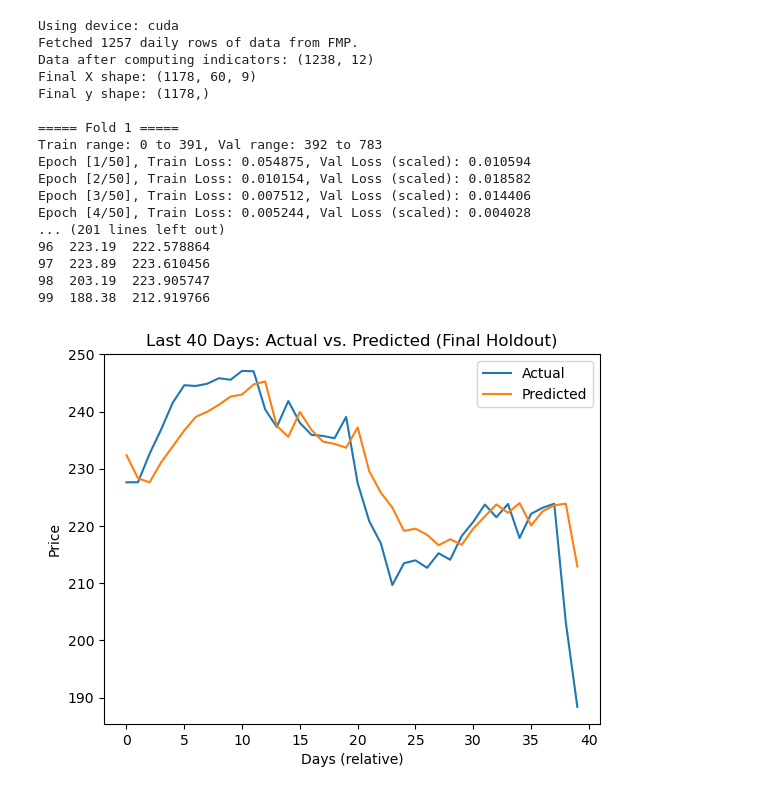
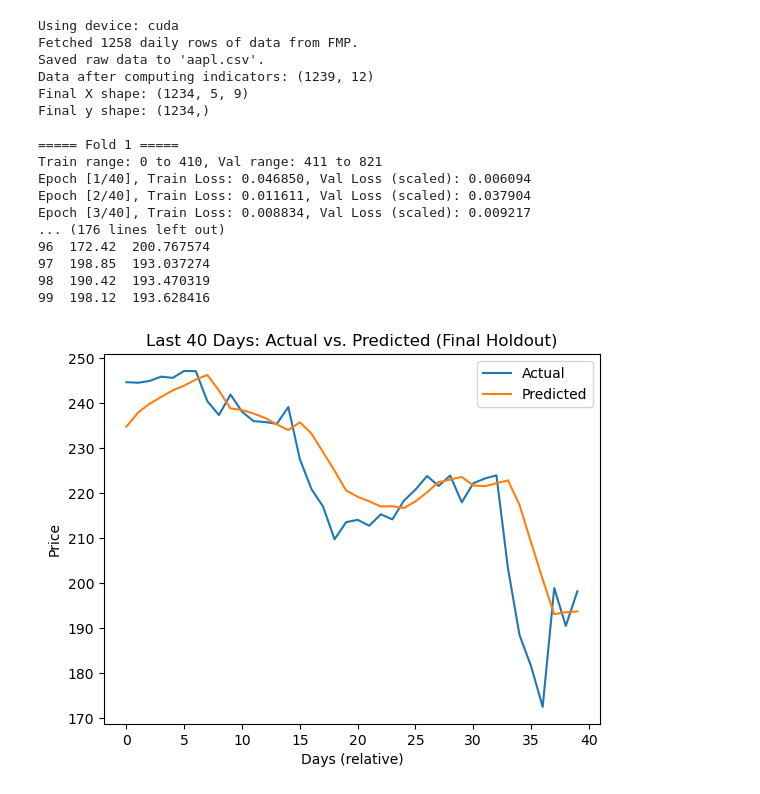
Before and after one commit to NolanMM/Capstones_Stock_Prediction, a Jupyter notebook: shortTerm.ipynb, the cells around one changed output. Saved outputs shown, nothing was run; the diff lists cells and outputs as text; code cells hidden in the pictures.

```diff
--- a/shortTerm.ipynb
+++ b/shortTerm.ipynb
@@ -115,10 +115,11 @@ def prepare_data(df, feature_cols, target_col='Close', window_size=60):
     y = np.array(y)
     return X, y, scaler
 
-#Combined Scaling:
-#We horizontally stack (concatenate) the feature array and the target column into one array.
-#The MinMaxScaler is then fitted on this combined array, which calculates the minimum and maximum values for each column (feature and target).
-#After scaling, the features and target are separated again. The features occupy the first columns of the scaled array, and the target is in the last column.
+# Combined Scaling:
+# We horizontally stack (concatenate) the feature array and the target column into one array.
+# The MinMaxScaler is then fitted on this combined array, which calculates the minimum and maximum
+# values for each column (feature and target). After scaling, the features and target are separated again.
+# The features occupy the first columns of the scaled array, and the target is in the last column.
 
 # 4: Custom PyTorch Dataset for Stock Data
 class StockDataset(Dataset):
@@ -351,8 +352,8 @@ if __name__ == "__main__":
     # Configuration parameters
     API_KEY = "JcmfjzcBwo5HGSiM5Yib7ylfG2PmSNzc"
     TICKER = "AAPL"  # Stock ticker symbol
-    WINDOW_SIZE = 60  # Window size for input sequences (number of days)
-    EPOCHS = 50  # Maximum number of epochs for training
+    WINDOW_SIZE = 5  # Window size for input sequences (number of days)
+    EPOCHS = 40  # Maximum number of epochs for training
     BATCH_SIZE = 32  # Batch size for training
     LR = 1e-3  # Learning rate for the optimizer
     HIDDEN_DIM = 100  # Hidden dimension size for LSTM
@@ -368,6 +369,11 @@ if __name__ == "__main__":
     # Fetch Data ---
     df = fetch_data_fmp(TICKER, API_KEY)  # Fetch stock data for the ticker
     print(f"Fetched {len(df)} daily rows of data from FMP.")
+
+    # Save the fetched raw data to a CSV file (e.g., "AAPL.csv")
+    csv_filename = f"{TICKER.lower()}.csv"
+    df.to_csv(csv_filename)
+    print(f"Saved raw data to '{csv_filename}'.")
 
     # Compute Technical Indicators ---
     df = compute_indicators(df)  # Compute RSI, MACD, and Bollinger Bands
@@ -444,6 +450,10 @@ if __name__ == "__main__":
                 print("Early stopping triggered!")
                 break
 
+        # Save the final model weights as a .model file
+        torch.save(model_final.state_dict(), "lstm_model.model")
+        print("Model saved as 'lstm_model.model'.")
+
         # --- Invert Scaling for Final Predictions ---
         model_final.eval()
         preds_list = []
@@ -470,45 +480,45 @@ if __name__ == "__main__":
         # Compute Final Performance Metrics
         rmse_final = np.sqrt(np.mean((unscaled_preds - unscaled_y_test)**2))
         r2_final = r2_score(unscaled_y_test, unscaled_preds)
         mape_final = mean_absolute_percentage_error(unscaled_y_test, unscaled_preds) * 100
 
         print(f"\nFinal holdout RMSE: {rmse_final:.4f}")  # Print RMSE
         print(f"Final holdout R^2: {r2_final:.4f}")  # Print R^2
         print(f"Final holdout MAPE: {mape_final:.2f}%")  # Print MAPE
 
         # Create a DataFrame to compare actual vs. predicted prices on the final holdout
         comparison_df = pd.DataFrame({
             "Actual": unscaled_y_test,
             "Predicted": unscaled_preds
         })
         print("\nFinal Holdout Comparison (last 40):")
         print(comparison_df.tail(40))  # Print the last 40 rows of the comparison
 
         # Plot Final Holdout Results
         subset_df = comparison_df.tail(40).reset_index(drop=True)  # Take the last 40 days for plotting
         plt.plot(subset_df.index, subset_df["Actual"], label="Actual")
         plt.plot(subset_df.index, subset_df["Predicted"], label="Predicted")
         plt.title("Last 40 Days: Actual vs. Predicted (Final Holdout)")
         plt.xlabel("Days (relative)")
         plt.ylabel("Price")
         plt.legend()
         plt.show()
 # %% [output]
 Using device: cuda
-Fetched 1257 daily rows of data from FMP.
-Data after computing indicators: (1238, 12)
-Final X shape: (1178, 60, 9)
-Final y shape: (1178,)
+Fetched 1258 daily rows of data from FMP.
+Saved raw data to 'aapl.csv'.
+Data after computing indicators: (1239, 12)
+Final X shape: (1234, 5, 9)
+Final y shape: (1234,)
 
 ===== Fold 1 =====
-Train range: 0 to 391, Val range: 392 to 783
-Epoch [1/50], Train Loss: 0.054875, Val Loss (scaled): 0.010594
-Epoch [2/50], Train Loss: 0.010154, Val Loss (scaled): 0.018582
-Epoch [3/50], Train Loss: 0.007512, Val Loss (scaled): 0.014406
-Epoch [4/50], Train Loss: 0.005244, Val Loss (scaled): 0.004028
-... (201 lines left out)
-96  223.19  222.578864
-97  223.89  223.610456
-98  203.19  223.905747
-99  188.38  212.919766
+Train range: 0 to 410, Val range: 411 to 821
+Epoch [1/40], Train Loss: 0.046850, Val Loss (scaled): 0.006094
+Epoch [2/40], Train Loss: 0.011611, Val Loss (scaled): 0.037904
+Epoch [3/40], Train Loss: 0.008834, Val Loss (scaled): 0.009217
+... (176 lines left out)
+96  172.42  200.767574
+97  198.85  193.037274
+98  190.42  193.470319
+99  198.12  193.628416
-[figure, old version]
+[figure, new version]
```
Also changed, not shown: 2 other files.
